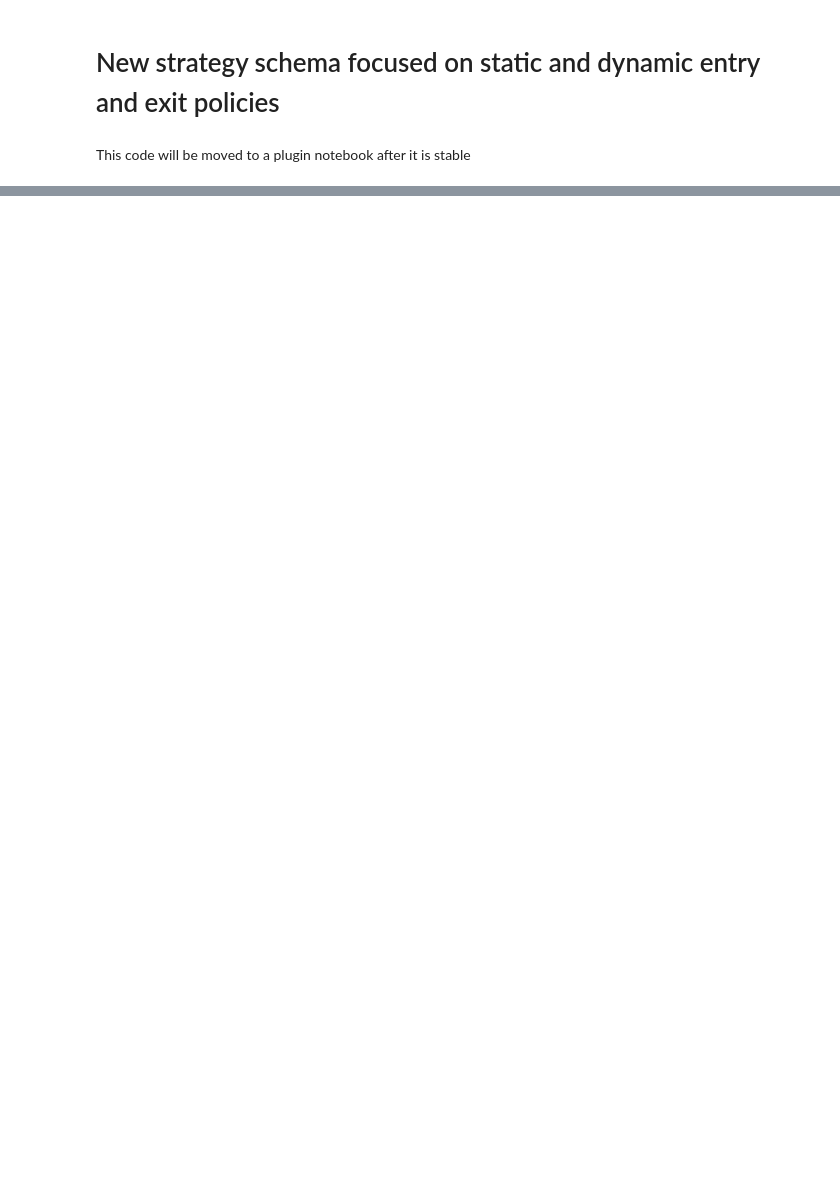
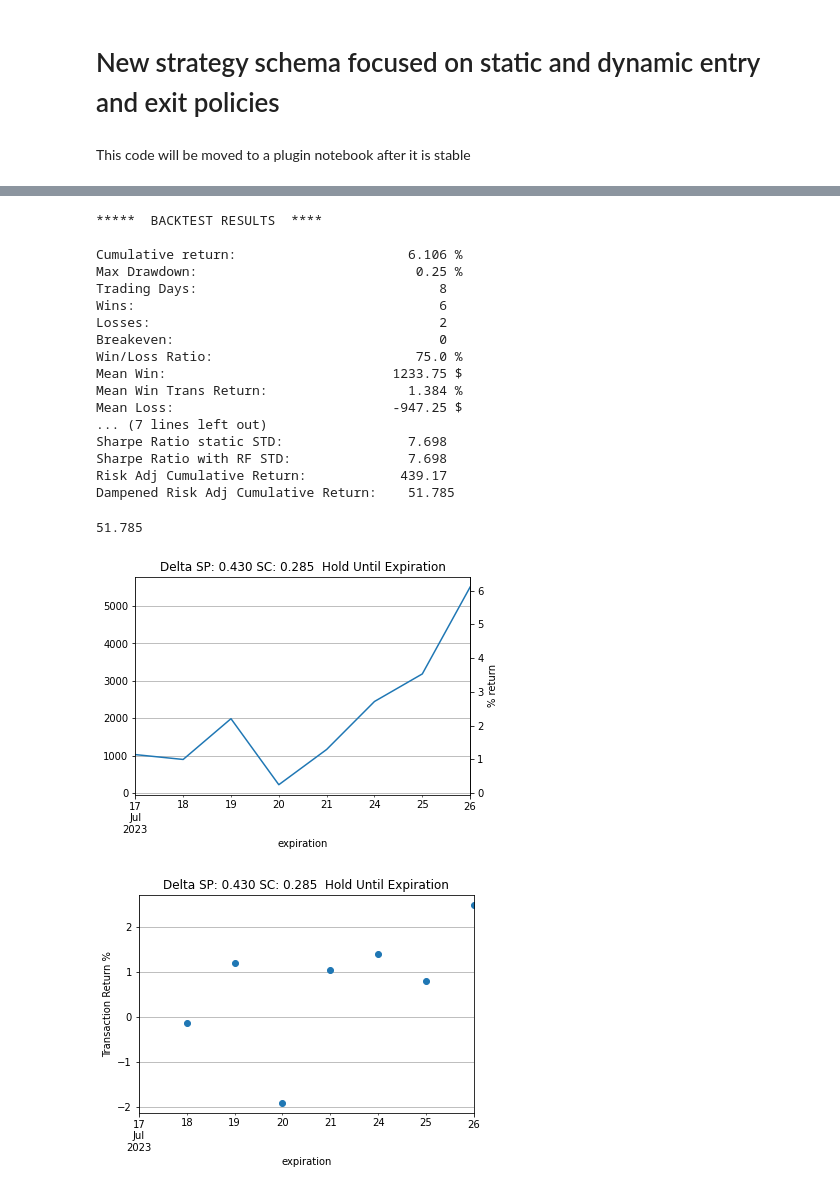
Before and after one commit to jcurtiswebb/SPXoptions-put-backtesting, a Jupyter notebook: spx-option-spread-backtester.ipynb, the cells around one changed output, grey strips where cells are left out. Cells and saved outputs as stored; diff of their text form; code cells hidden in the pictures; blank space fills up the shorter version.

```diff
--- a/spx-option-spread-backtester.ipynb
+++ b/spx-option-spread-backtester.ipynb
@@ -415,11 +699,15 @@ class AlwaysOpenShortStraddleDynamicEntryPolicy(AbstractDynamicEntryPolicy):
 #### Basic Strategy Types
 
 class StaticEntryDynamicExitStrategy(AbstractStrategy):
-    def __init__(self, commission, dte, trade_time, df_ty, ipv, timestep, debug = False):
-            entry_policy = AbstractStaticEntryPolicy(commission, dte, trade_time)
-            exit_policy = AbstractDynamicExitPolicy(commission, timestep)
-            self.summary = f"{str(entry_policy)} {str(exit_policy)}"
-            super().__init__(entry_policy, exit_policy, df_ty, ipv, commission, debug)
+    def __init__(self, commission, df_ty, ipv, entry_policy, exit_policy, debug = False):
+        if not isinstance(entry_policy, AbstractStaticEntryPolicy):
+            raise TypeError("Argument 'entry_policy' must be a subclass of 'AbstractStaticEntryPolicy'.")
+
+        if not isinstance(exit_policy, AbstractDynamicExitPolicy):
+            raise TypeError("Argument 'entry_policy' must be a subclass of 'AbstractDynamicExitPolicy'.")
+
+        self.summary = f"{str(entry_policy)} {str(exit_policy)}"
+        super().__init__(entry_policy, exit_policy, df_ty, ipv, commission, debug)
 
     def evaluate(self,df):
         self.df_trades = self.entry_policy.populateTrades(df)
@@ -543,14 +831,17 @@ class DynamicEntryDynamicExitStrategy(AbstractStrategy):
     def __repr__(self):
         return self.summary
 
-class StaticEntryHoldToExpStrategy(AbstractStrategy):
-    def __init__(self, commission, dte, trade_time, df_ty, ipv):
-        entry_policy = AbstractStaticEntryPolicy(commission, dte, trade_time)
-        exit_policy = AbstractStaticExitPolicy(commission, trade_time)
+class StaticEntryStaticExitStrategy(AbstractStrategy):
+    def __init__(self, commission, df_ty, ipv, entry_policy, exit_policy, debug=False):
+        if not isinstance(entry_policy, AbstractStaticEntryPolicy):
+            raise TypeError("Argument 'entry_policy' must be a subclass of 'AbstractStaticEntryPolicy'.")
+
+        if not isinstance(exit_policy, AbstractStaticExitPolicy):
+            raise TypeError("Argument 'entry_policy' must be a subclass of 'AbstractStaticExitPolicy'.")
         self.summary = f"{str(entry_policy)} {str(exit_policy)}"
-        super().__init__(entry_policy, exit_policy, df_ty, ipv, commission)
+        super().__init__(entry_policy, exit_policy, df_ty, ipv, commission, debug)
 
-    def evaluate(df):
+    def evaluate(self,df):
         self.df_trades = self.entry_policy.populateTrades(df)
         self.df_trades = self.exit_policy.populateTrades(df, self.df_trades)
         return self.performCalcs()
@@ -1272,0 +1086,35 @@ Dampened Risk Adj Cumulative Return:  1274.298
+# %%
+dos = DeltaOptionSelector(short_puts=0.43,short_calls=0.285)
+#dos = YieldOptionSelector(short_puts=0.001, short_calls=[0.0003], ipv=initial_portfolio_value)
+ent_pol=OptionSelectorStaticEntryPolicy(commission, 1, purchase_time, dos)
+ex_pol = HoldToExpStaticExitPolicy(commission, '16:00:00')
+# ex_pol = MaxLossDynamicExitPolicy(commission, 1.5)
+strat = StaticEntryStaticExitStrategy(commission, df_irx, initial_portfolio_value, ent_pol, ex_pol, debug=True)
+strat.evaluate(df)
+
+# Notes from 7/26/2023 -- tomorrow I should test static option entries and dynamic max loss exit strategies
+# After that I need to test dynamic option entries and dynamic max loss exit strategies
+# Need to convert AlwaysOpenShortStraddleDynamicEntryPolicy to just AlwaysOpenOptionSelectorDynamicEntryPolicy
+
+# Maybe I should make a strategy factory that takes two policies
+# %% [output]
+*****  BACKTEST RESULTS  ****
+
+Cumulative return:                      6.106 %
+Max Drawdown:                            0.25 %
+Trading Days:                               8
+Wins:                                       6
+Losses:                                     2
+Breakeven:                                  0
+Win/Loss Ratio:                          75.0 %
+Mean Win:                             1233.75 $
+Mean Win Trans Return:                  1.384 %
+Mean Loss:                            -947.25 $
+... (7 lines left out)
+Sharpe Ratio static STD:                7.698
+Sharpe Ratio with RF STD:               7.698
+Risk Adj Cumulative Return:            439.17
+Dampened Risk Adj Cumulative Return:    51.785
+51.785
+[figure, added]
+[figure, added]
```
Also changed, not shown: parts of 21 cells of this notebook.
